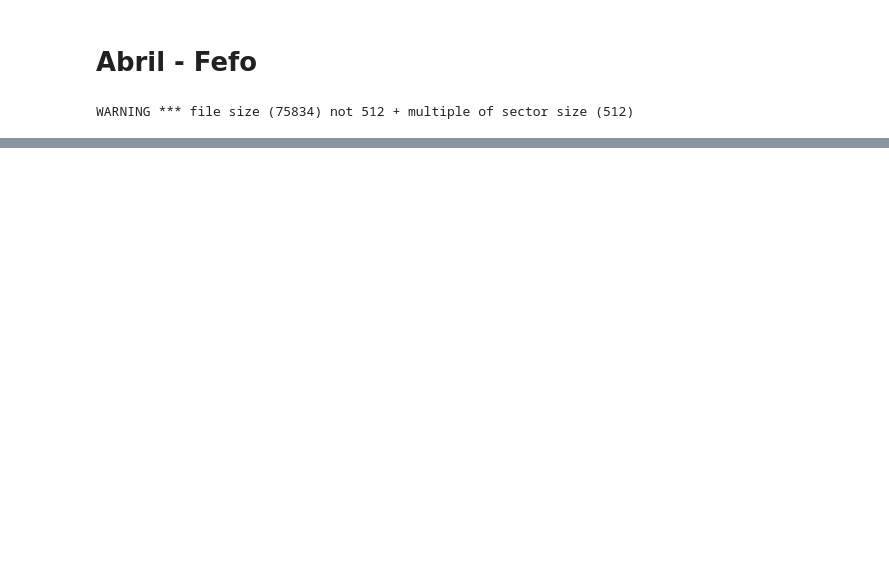
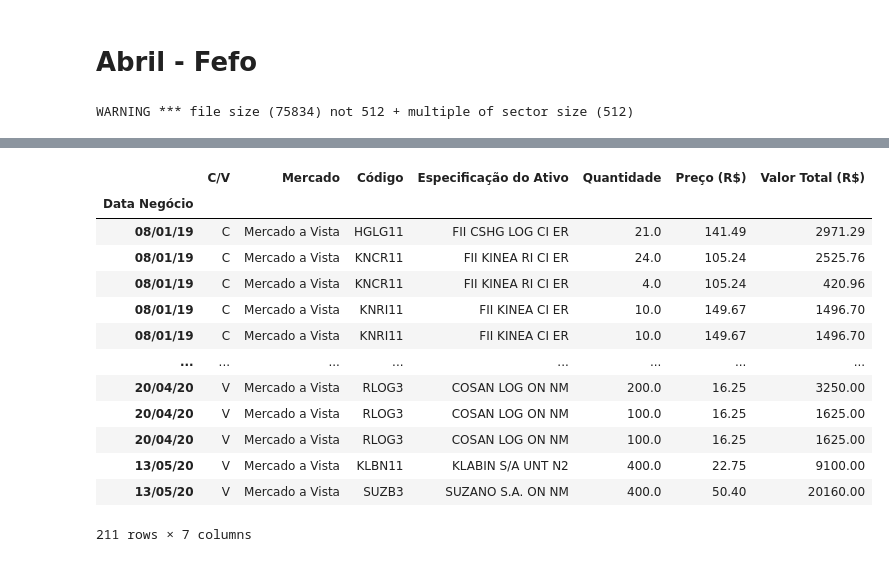
Before and after one commit to fernandofsilva/brazilian-taxes-calculator, a Jupyter notebook: cei_script.ipynb, the cells around one changed output, grey strips where cells are left out. Cells and saved outputs as stored; diff of their text form; code cells hidden in the pictures; blank space fills up the shorter version.

```diff
--- a/cei_script.ipynb
+++ b/cei_script.ipynb
@@ -338,0 +382,19 @@ arquivo_cei_custodia
+# %%
+# exclude rows with all values == NaN
+arquivo_cei_negociacoes.dropna(axis='rows', how='all', inplace=True)
+arquivo_cei_negociacoes
+# %% [output]
+|  | C/V | Mercado | Código | Especificação do Ativo | Quantidade | Preço (R$) | Valor Total (R$) |
+| Data Negócio |  |  |  |  |  |  |  |
+| 08/01/19 | C | Mercado a Vista | HGLG11 | FII CSHG LOG CI ER | 21.0 | 141.49 | 2971.29 |
+| 08/01/19 | C | Mercado a Vista | KNCR11 | FII KINEA RI CI ER | 24.0 | 105.24 | 2525.76 |
+| 08/01/19 | C | Mercado a Vista | KNCR11 | FII KINEA RI CI ER | 4.0 | 105.24 | 420.96 |
+| 08/01/19 | C | Mercado a Vista | KNRI11 | FII KINEA CI ER | 10.0 | 149.67 | 1496.70 |
+| 08/01/19 | C | Mercado a Vista | KNRI11 | FII KINEA CI ER | 10.0 | 149.67 | 1496.70 |
+| ... | ... | ... | ... | ... | ... | ... | ... |
+| 20/04/20 | V | Mercado a Vista | RLOG3 | COSAN LOG ON NM | 200.0 | 16.25 | 3250.00 |
+| 20/04/20 | V | Mercado a Vista | RLOG3 | COSAN LOG ON NM | 100.0 | 16.25 | 1625.00 |
+| 20/04/20 | V | Mercado a Vista | RLOG3 | COSAN LOG ON NM | 100.0 | 16.25 | 1625.00 |
+| 13/05/20 | V | Mercado a Vista | KLBN11 | KLABIN S/A UNT N2 | 400.0 | 22.75 | 9100.00 |
+| 13/05/20 | V | Mercado a Vista | SUZB3 | SUZANO S.A. ON NM | 400.0 | 50.40 | 20160.00 |
+211 rows × 7 columns
```
Also changed, not shown: parts of 11 cells of this notebook.
